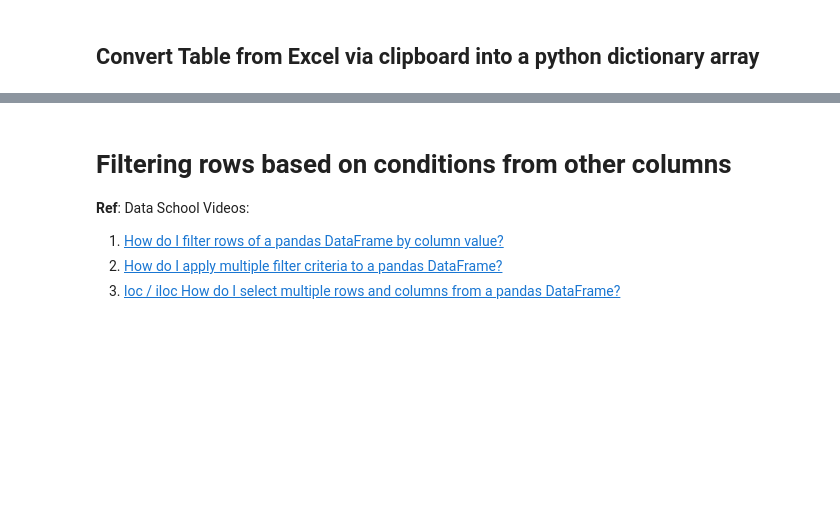
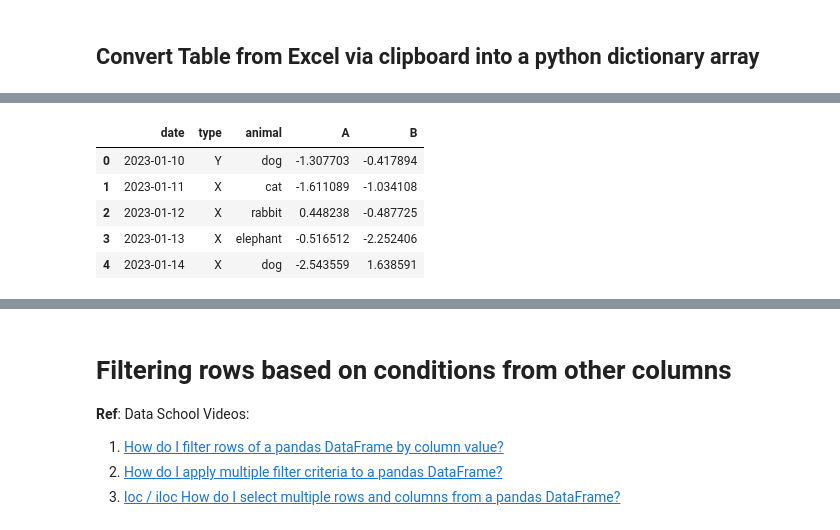
Before and after one commit to reservoirinvest/learn, a Jupyter notebook: py_scripts.ipynb, the cells around one changed output, grey strips where cells are left out. Cells and saved outputs as stored; diff of their text form; code cells hidden in the pictures; blank space fills up the shorter version.

```diff
--- a/py_scripts.ipynb
+++ b/py_scripts.ipynb
@@ -67,0 +71,26 @@ pd.read_clipboard()
+# %%
+import pandas as pd
+import numpy as np
+import random
+random.seed(1234)
+
+idx = ['dog', 'cat', 'rabbit', 'elephant']
+
+i = idx * 20
+
+type = pd.Series((random.choice(['X', 'Y']) for _ in range(len(i))), name='type')
+dates = pd.Series(pd.date_range(start=pd.to_datetime('now', utc=True)-pd.DateOffset(len(i)-1),
+            end=pd.to_datetime('now', utc=True)), name='date').dt.date
+
+df1 = pd.DataFrame(np.random.randn(len(i), 2), index=i, \
+            columns=list('AB')).rename_axis('animal').reset_index()
+
+df1 = pd.concat([dates, type, df1], axis=1)
+df1.head()
+# %% [output]
+|  | date | type | animal | A | B |
+| 0 | 2023-01-10 | Y | dog | -1.307703 | -0.417894 |
+| 1 | 2023-01-11 | X | cat | -1.611089 | -1.034108 |
+| 2 | 2023-01-12 | X | rabbit | 0.448238 | -0.487725 |
+| 3 | 2023-01-13 | X | elephant | -0.516512 | -2.252406 |
+| 4 | 2023-01-14 | X | dog | -2.543559 | 1.638591 |
```
Also changed, not shown: parts of 4 cells of this notebook, 1 other file.
